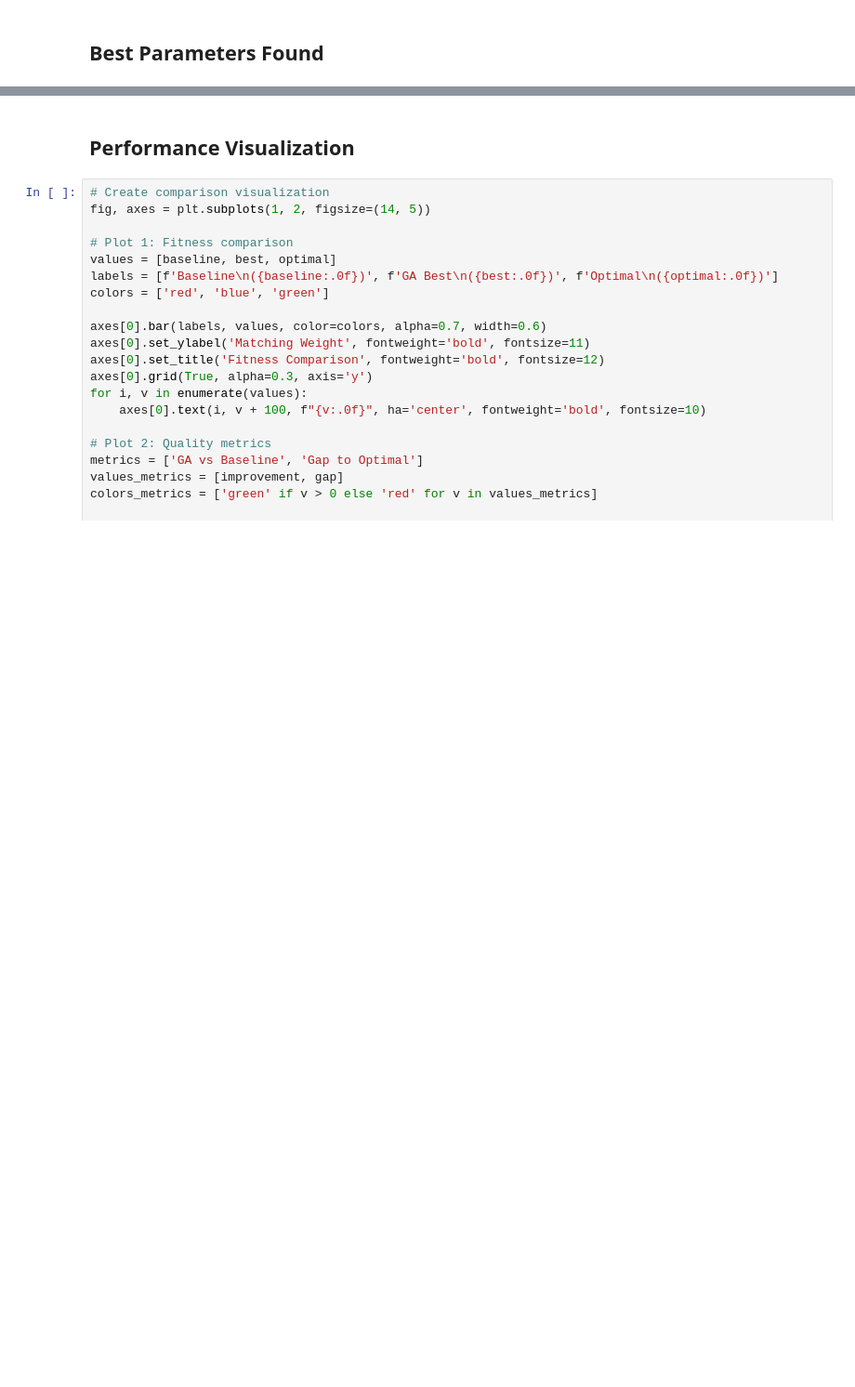
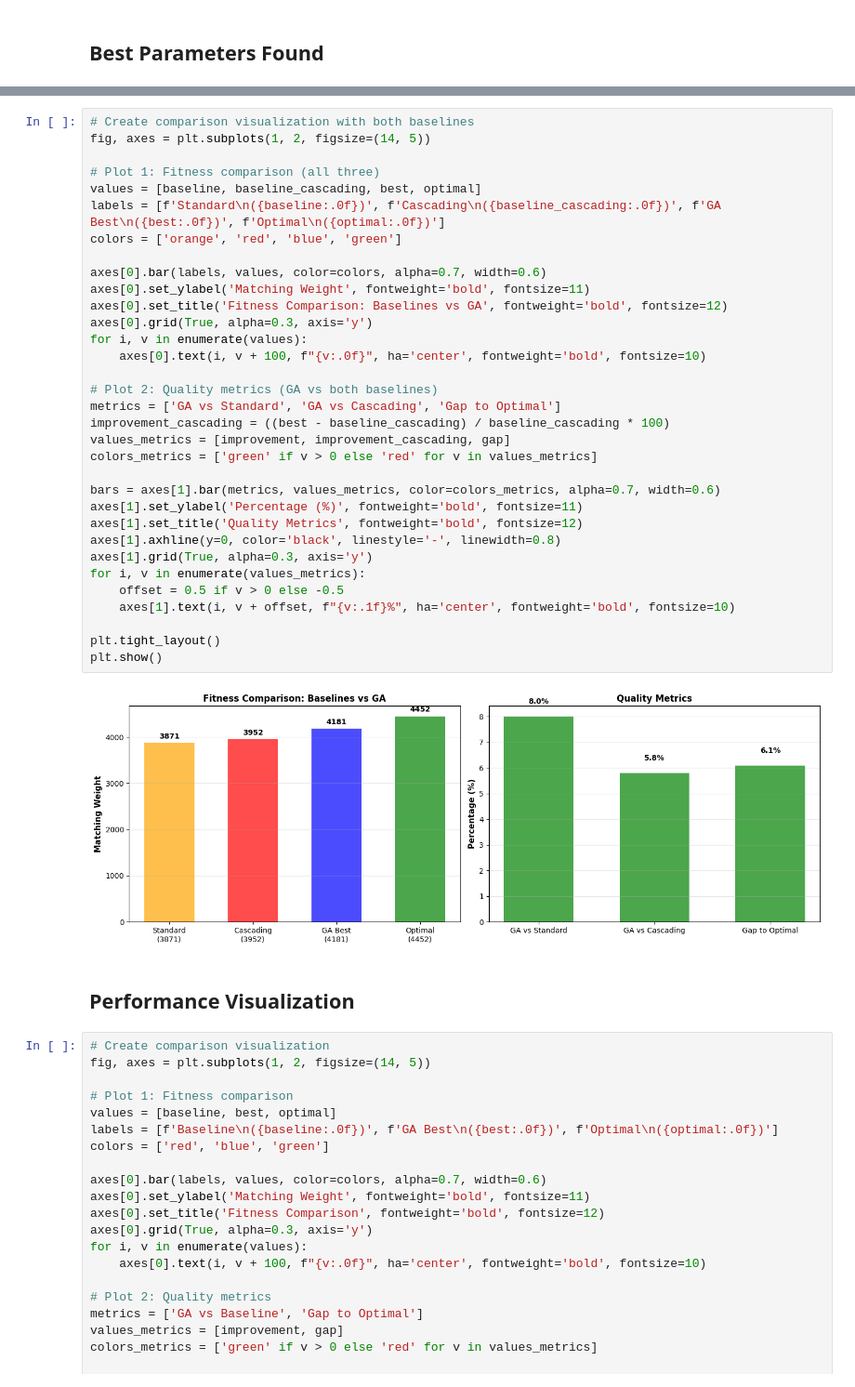
Before and after one commit to duanitamir/INSP-meta-algorithm, a Jupyter notebook: notebooks/test_meta_algorithm.ipynb, the cells around one changed output, grey strips where cells are left out. Shown at 93% size. Drawn from its saved outputs; the diff is of its cells as text; blank space fills up the shorter version.

```diff
--- a/notebooks/test_meta_algorithm.ipynb
+++ b/notebooks/test_meta_algorithm.ipynb
@@ -312,3 +447,38 @@ Global Parameters:
+# %%
+# Create comparison visualization with both baselines
+fig, axes = plt.subplots(1, 2, figsize=(14, 5))
+
+# Plot 1: Fitness comparison (all three)
+values = [baseline, baseline_cascading, best, optimal]
+labels = [f'Standard\n({baseline:.0f})', f'Cascading\n({baseline_cascading:.0f})', f'GA Best\n({best:.0f})', f'Optimal\n({optimal:.0f})']
+colors = ['orange', 'red', 'blue', 'green']
+
+axes[0].bar(labels, values, color=colors, alpha=0.7, width=0.6)
+axes[0].set_ylabel('Matching Weight', fontweight='bold', fontsize=11)
+axes[0].set_title('Fitness Comparison: Baselines vs GA', fontweight='bold', fontsize=12)
+axes[0].grid(True, alpha=0.3, axis='y')
+for i, v in enumerate(values):
+    axes[0].text(i, v + 100, f"{v:.0f}", ha='center', fontweight='bold', fontsize=10)
+
+# Plot 2: Quality metrics (GA vs both baselines)
+metrics = ['GA vs Standard', 'GA vs Cascading', 'Gap to Optimal']
+improvement_cascading = ((best - baseline_cascading) / baseline_cascading * 100)
+values_metrics = [improvement, improvement_cascading, gap]
+colors_metrics = ['green' if v > 0 else 'red' for v in values_metrics]
+
+bars = axes[1].bar(metrics, values_metrics, color=colors_metrics, alpha=0.7, width=0.6)
+axes[1].set_ylabel('Percentage (%)', fontweight='bold', fontsize=11)
+axes[1].set_title('Quality Metrics', fontweight='bold', fontsize=12)
+axes[1].axhline(y=0, color='black', linestyle='-', linewidth=0.8)
+axes[1].grid(True, alpha=0.3, axis='y')
+for i, v in enumerate(values_metrics):
+    offset = 0.5 if v > 0 else -0.5
+    axes[1].text(i, v + offset, f"{v:.1f}%", ha='center', fontweight='bold', fontsize=10)
+
+plt.tight_layout()
+plt.show()
+# %% [output]
+[figure, added]
 # %% [markdown]
 ## Performance Visualization
 # %%
```
Also changed, not shown: parts of 17 cells of this notebook, 38 other files.
